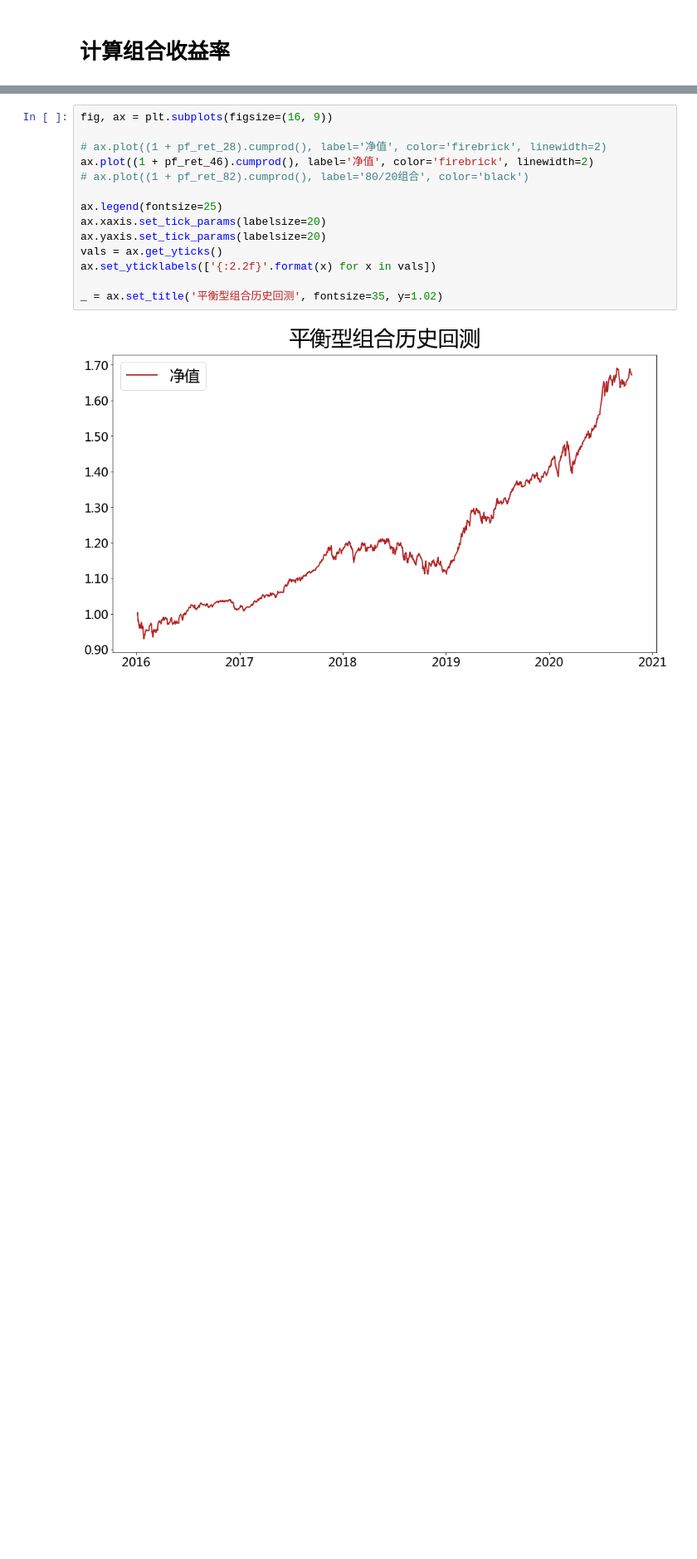
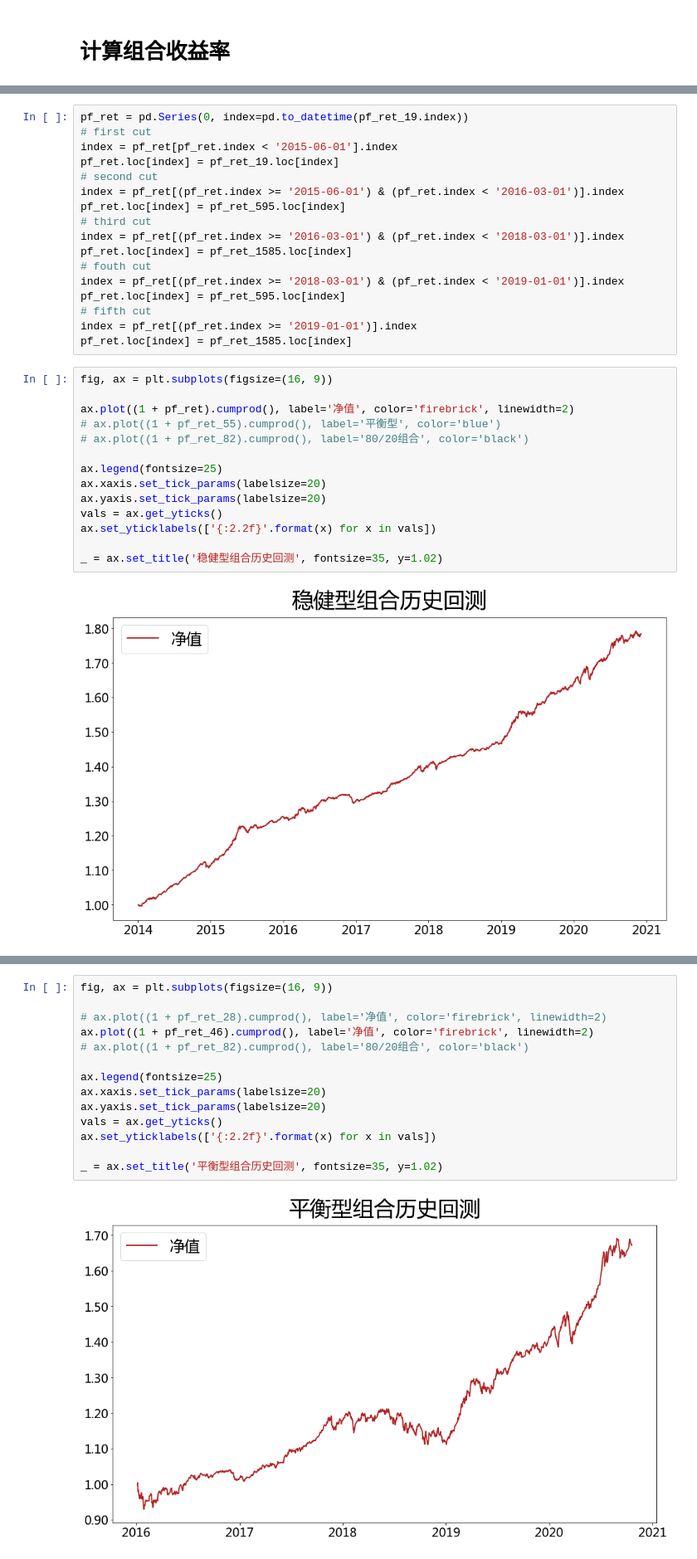
Before and after one commit to yf1291/zjsxzy_in_js, a Jupyter notebook: Research/资产配置研究/notebook/资产配置组合回测.ipynb, the cells around one changed output, grey strips where cells are left out. Shown at 83% size. Saved outputs shown, nothing was run; the diff lists cells and outputs as text; blank space fills up the shorter version.

```diff
--- a/Research/资产配置研究/notebook/资产配置组合回测.ipynb
+++ b/Research/资产配置研究/notebook/资产配置组合回测.ipynb
@@ -120,0 +118,33 @@ pf_ret_28.index = pd.to_datetime(pf_ret_28.index)
+# %%
+pf_ret = pd.Series(0, index=pd.to_datetime(pf_ret_19.index))
+# first cut
+index = pf_ret[pf_ret.index < '2015-06-01'].index
+pf_ret.loc[index] = pf_ret_19.loc[index]
+# second cut
+index = pf_ret[(pf_ret.index >= '2015-06-01') & (pf_ret.index < '2016-03-01')].index
+pf_ret.loc[index] = pf_ret_595.loc[index]
+# third cut
+index = pf_ret[(pf_ret.index >= '2016-03-01') & (pf_ret.index < '2018-03-01')].index
+pf_ret.loc[index] = pf_ret_1585.loc[index]
+# fouth cut
+index = pf_ret[(pf_ret.index >= '2018-03-01') & (pf_ret.index < '2019-01-01')].index
+pf_ret.loc[index] = pf_ret_595.loc[index]
+# fifth cut
+index = pf_ret[(pf_ret.index >= '2019-01-01')].index
+pf_ret.loc[index] = pf_ret_1585.loc[index]
+# %%
+fig, ax = plt.subplots(figsize=(16, 9))
+
+ax.plot((1 + pf_ret).cumprod(), label='净值', color='firebrick', linewidth=2)
+# ax.plot((1 + pf_ret_55).cumprod(), label='平衡型', color='blue')
+# ax.plot((1 + pf_ret_82).cumprod(), label='80/20组合', color='black')
+
+ax.legend(fontsize=25)
+ax.xaxis.set_tick_params(labelsize=20)
+ax.yaxis.set_tick_params(labelsize=20)
+vals = ax.get_yticks()
+ax.set_yticklabels(['{:2.2f}'.format(x) for x in vals])
+
+_ = ax.set_title('稳健型组合历史回测', fontsize=35, y=1.02)
+# %% [output]
+[figure, added]
```
Also changed, not shown: parts of 24 cells of this notebook, 22 other files.
